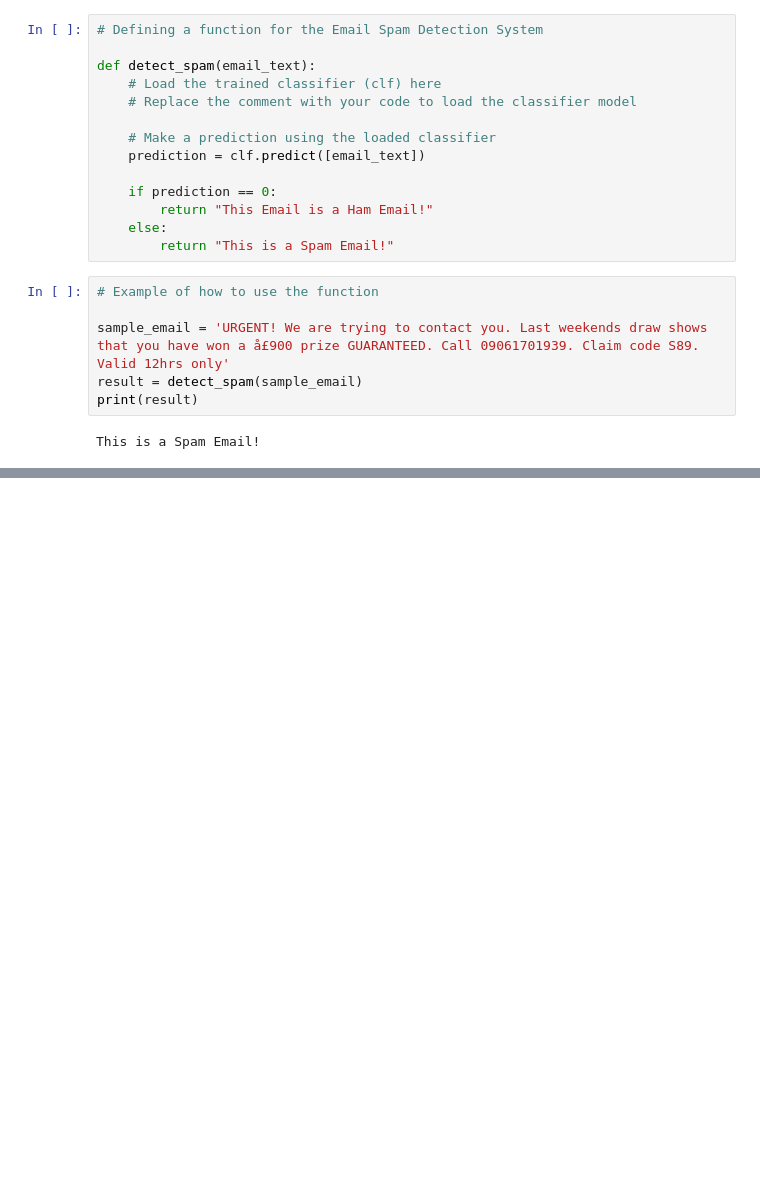
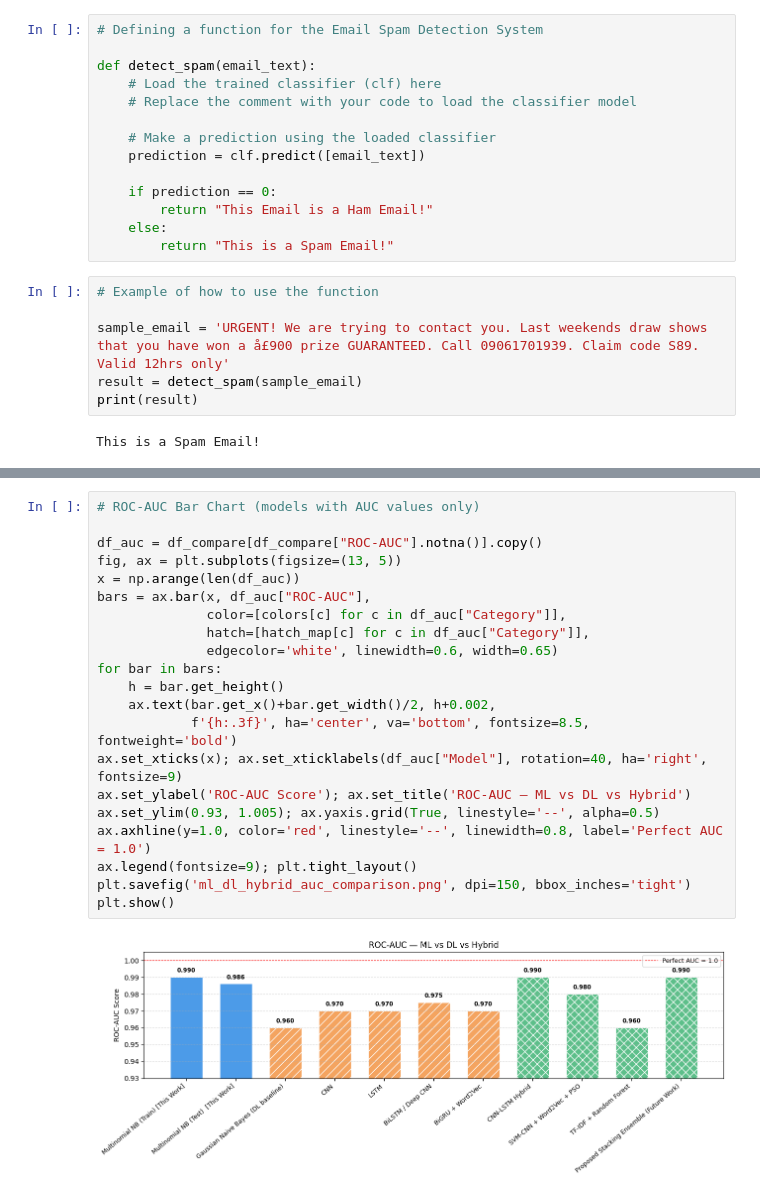
Before and after one commit to abskvrma/Email_Spam_Detection, a Jupyter notebook: Email_Spam_Detection.ipynb, the cells around one changed output, grey strips where cells are left out. Drawn from its saved outputs; the diff is of its cells as text; blank space fills up the shorter version.

```diff
--- a/Email_Spam_Detection.ipynb
+++ b/Email_Spam_Detection.ipynb
@@ -376,0 +642,23 @@ This is a Spam Email!
+# %%
+# ROC-AUC Bar Chart (models with AUC values only)
+
+df_auc = df_compare[df_compare["ROC-AUC"].notna()].copy()
+fig, ax = plt.subplots(figsize=(13, 5))
+x = np.arange(len(df_auc))
+bars = ax.bar(x, df_auc["ROC-AUC"],
+              color=[colors[c] for c in df_auc["Category"]],
+              hatch=[hatch_map[c] for c in df_auc["Category"]],
+              edgecolor='white', linewidth=0.6, width=0.65)
+for bar in bars:
+    h = bar.get_height()
+    ax.text(bar.get_x()+bar.get_width()/2, h+0.002,
+            f'{h:.3f}', ha='center', va='bottom', fontsize=8.5, fontweight='bold')
+ax.set_xticks(x); ax.set_xticklabels(df_auc["Model"], rotation=40, ha='right', fontsize=9)
+ax.set_ylabel('ROC-AUC Score'); ax.set_title('ROC-AUC — ML vs DL vs Hybrid')
+ax.set_ylim(0.93, 1.005); ax.yaxis.grid(True, linestyle='--', alpha=0.5)
+ax.axhline(y=1.0, color='red', linestyle='--', linewidth=0.8, label='Perfect AUC = 1.0')
+ax.legend(fontsize=9); plt.tight_layout()
+plt.savefig('ml_dl_hybrid_auc_comparison.png', dpi=150, bbox_inches='tight')
+plt.show()
+# %% [output]
+[figure, added]
```
Also changed, not shown: parts of 12 cells of this notebook.
